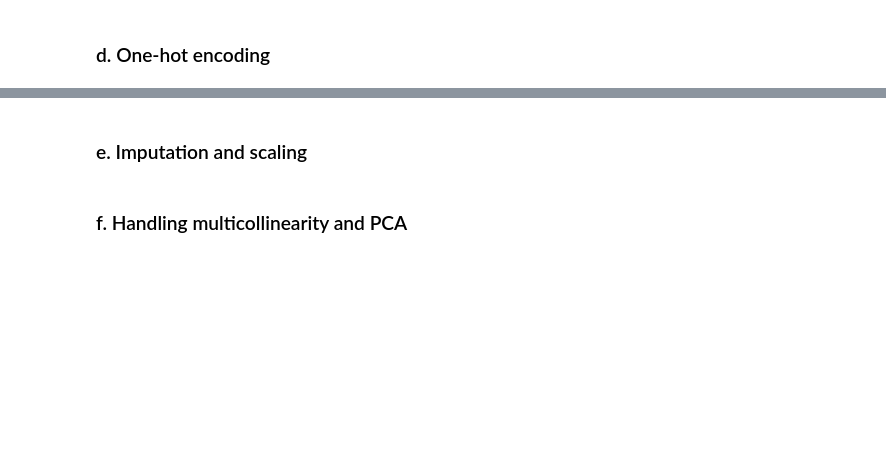
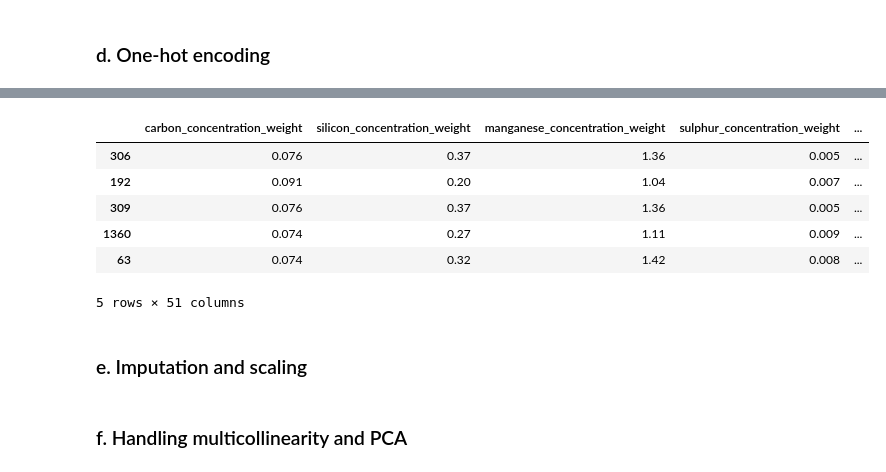
Before and after one commit to KarinaMusina44/weld-quality-prediction, a Jupyter notebook: Pre-processing-clean.ipynb, the cells around one changed output, grey strips where cells are left out. Cells and saved outputs as stored; diff of their text form; code cells hidden in the pictures; blank space fills up the shorter version.

```diff
--- a/Pre-processing-clean.ipynb
+++ b/Pre-processing-clean.ipynb
@@ -318,4 +369,7 @@ Once the data is cleaned, more complex pre-processing tasks are performed to opt
 # %%
-#Karina
+X_train_no_outlier, X_test_no_outlier = winsorize_columns(X_train, X_test, cols=['carbon_concentration_weight', 'silicon_concentration_weight',
+                                    'manganese_concentration_weight', 'sulphur_concentration_weight', 'phosphorus_concentration_weight',
+                                                           'vanadium_concentration_weight', 'carbon_squared',
+                                                           'mn_c_ratio', 'mn_s_ratio', 'austenite_stabilizer'])
 # %% [markdown]
 ### d. One-hot encoding
@@ -322,2 +382,2 @@ Once the data is cleaned, more complex pre-processing tasks are performed to opt
 # %%
-#Karina
+X_train_oh, X_test_oh = one_hot_train_test(X_train_no_outlier, X_test_no_outlier)
@@ -324,3 +388,13 @@ Once the data is cleaned, more complex pre-processing tasks are performed to opt
+# %%
+X_train_oh.head()
+# %% [output]
+|  | carbon_concentration_weight | silicon_concentration_weight | manganese_concentration_weight | sulphur_concentration_weight | ... |
+| 306 | 0.076 | 0.37 | 1.36 | 0.005 | ... |
+| 192 | 0.091 | 0.20 | 1.04 | 0.007 | ... |
+| 309 | 0.076 | 0.37 | 1.36 | 0.005 | ... |
+| 1360 | 0.074 | 0.27 | 1.11 | 0.009 | ... |
+| 63 | 0.074 | 0.32 | 1.42 | 0.008 | ... |
+5 rows × 51 columns
 # %% [markdown]
 ### e. Imputation and scaling
 # %%
```
Also changed, not shown: parts of 13 cells of this notebook, 1 other file.
